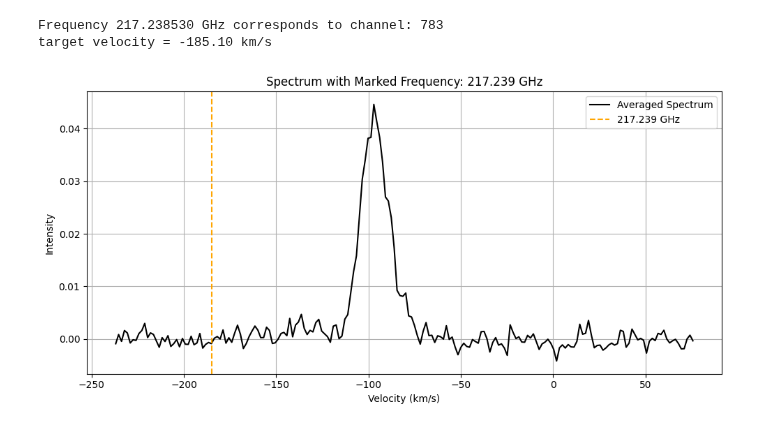
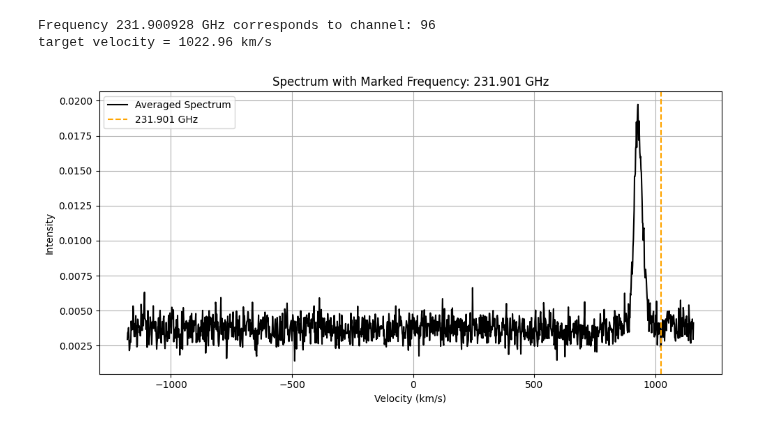
Before and after one commit to SaturnZC/ALMA_project, a Jupyter notebook: stack_spectrum/plot_spectrum.ipynb, the cells around one changed output. Cells and saved outputs as stored; diff of their text form; code cells hidden in the pictures.

```diff
--- a/stack_spectrum/plot_spectrum.ipynb
+++ b/stack_spectrum/plot_spectrum.ipynb
@@ -56,10 +56,10 @@ def plot_shifted_spectrum(
     plt.show()
 # %%
 plot_shifted_spectrum(
-    cube_file="/Users/ccc/Desktop/research/baobab/ALMA_project/datacubes/spw0.fits",
-      v1=750, v2=950, x1=235, x2=240, y1=95, y2=100, target_freq_GHz=217.238530  #SIO:217.1049
+    cube_file="/Users/ccc/Desktop/research/baobab/ALMA_project/datacubes/spw3.fits",
+      v1=10, v2=1500, x1=170, x2=220, y1=220, y2=270, target_freq_GHz=231.90092784  #SIO:217.1049
 )
 # %% [output]
-Frequency 217.238530 GHz corresponds to channel: 783
-target velocity = -185.10 km/s
+Frequency 231.900928 GHz corresponds to channel: 96
+target velocity = 1022.96 km/s
-[figure, old version]
+[figure, new version]
```
Also changed, not shown: 5 other files.
